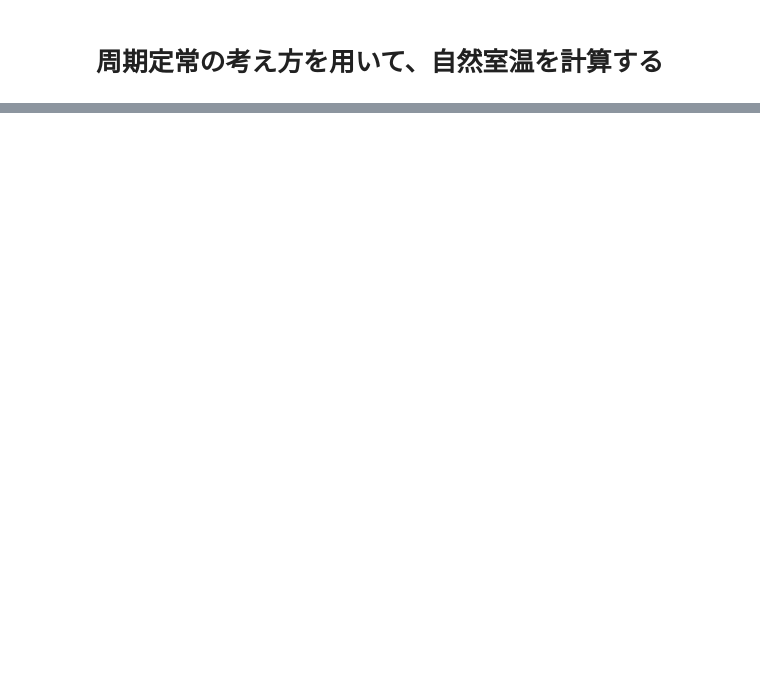
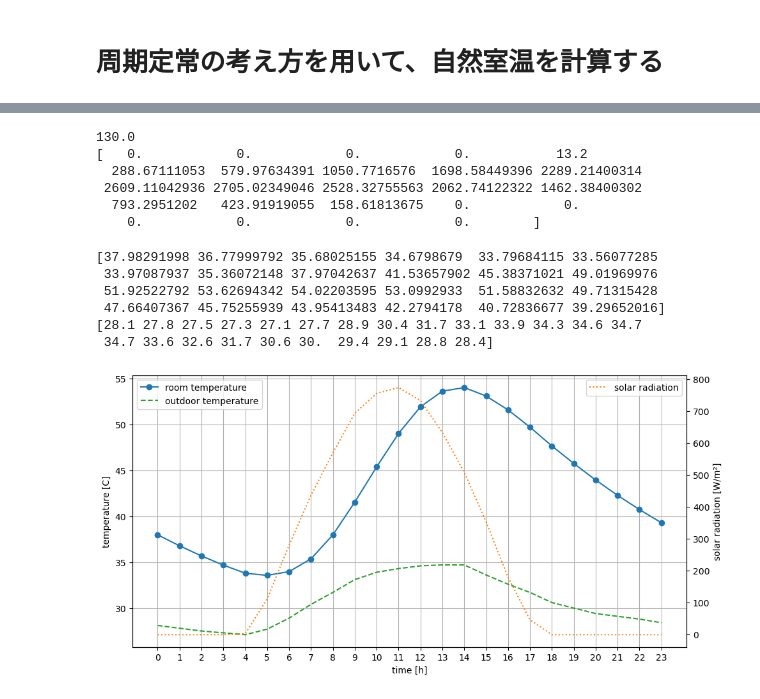
Before and after one commit to satoh-er/common, a Jupyter notebook: calc_cyclic_room_temp/calc_cyclic_room_temp.ipynb, the cells around one changed output, grey strips where cells are left out. Cells and saved outputs as stored; diff of their text form; code cells hidden in the pictures; blank space fills up the shorter version.

```diff
--- a/calc_cyclic_room_temp/calc_cyclic_room_temp.ipynb
+++ b/calc_cyclic_room_temp/calc_cyclic_room_temp.ipynb
@@ -96,0 +170,13 @@ print(cos_i)
+# %%
+# 傾斜面直達日射量の計算
+I_d_tilted = I_d[:, np.newaxis] * cos_i
+
+# 傾斜面天空日射量の計算
+I_s_tilted = I_s[:, np.newaxis] * F_sky[np.newaxis, :]
+
+# 傾斜面地物反射日射量の計算
+I_g_tilted = I_g[:, np.newaxis] * F_g[np.newaxis, :]
+
+print("傾斜面直達日射量 (I_d_tilted):", I_d_tilted)
+print("傾斜面天空日射量 (I_s_tilted):", I_s_tilted)
+print("傾斜面地物反射日射量 (I_g_tilted):", I_g_tilted)
@@ -96,0 +201,5 @@ print(cos_i)
+# %%
+# 各面の相当外気温度の計算
+T_eo = T_o[:, np.newaxis] + (a_s * (I_d_tilted + I_s_tilted + I_g_tilted) - eps_s * rn[:, np.newaxis] * F_sky[np.newaxis, :]) * R_so
+print("各面の相当外気温度 (T_eq):", T_eo)
+print(F_g)
@@ -96,0 +224,13 @@ print(cos_i)
+# %%
+# 透過日射の計算
+q_sol_total = (np.sum(area * eta_s * (I_d_tilted + I_s_tilted + I_g_tilted), axis=1) / np.sum(area)).flatten()
+q_sol = np.broadcast_to(q_sol_total[:, None], (24, n_s)).copy()  # q_sol,k,j*
+print(np.sum(area))
+print(np.sum(area * eta_s * (I_d_tilted + I_s_tilted + I_g_tilted), axis=1))
+# %% [output]
+130.0
+[   0.            0.            0.            0.           13.2
+  288.67111053  579.97634391 1050.7716576  1698.58449396 2289.21400314
+ 2609.11042936 2705.02349046 2528.32755563 2062.74122322 1462.38400302
+  793.2951202   423.91919055  158.61813675    0.            0.
+    0.            0.            0.            0.        ]
@@ -96,0 +296,33 @@ print(cos_i)
+# %%
+print(T_r)
+print(T_o)
+# %% [output]
+[37.98291998 36.77999792 35.68025155 34.6798679  33.79684115 33.56077285
+ 33.97087937 35.36072148 37.97042637 41.53657902 45.38371021 49.01969976
+ 51.92522792 53.62694342 54.02203595 53.0992933  51.58832632 49.71315428
+ 47.66407367 45.75255939 43.95413483 42.2794178  40.72836677 39.29652016]
+[28.1 27.8 27.5 27.3 27.1 27.7 28.9 30.4 31.7 33.1 33.9 34.3 34.6 34.7
+ 34.7 33.6 32.6 31.7 30.6 30.  29.4 29.1 28.8 28.4]
+# %%
+# === プロット ===
+fig, ax1 = plt.subplots(figsize=(10, 5))
+
+# 室温と外気温（第1軸）
+ax1.plot(T_r, label="room temperature", marker='o', color='tab:blue')
+ax1.plot(T_o, label="outdoor temperature", linestyle='--', color='tab:green')
+ax1.set_xlabel("time [h]")
+ax1.set_ylabel("temperature [C]")
+ax1.set_xticks(range(0, 24, 1))
+ax1.grid(True)
+ax1.legend(loc="upper left")
+
+# 日射量（第2軸）
+ax2 = ax1.twinx()
+ax2.plot(I_global, label="solar radiation", linestyle=':', color='tab:orange')
+ax2.set_ylabel("solar radiation [W/m²]")
+ax2.legend(loc="upper right")
+
+plt.tight_layout()
+plt.show()
+# %% [output]
+[figure, added]
```
Also changed, not shown: parts of 16 cells of this notebook.
